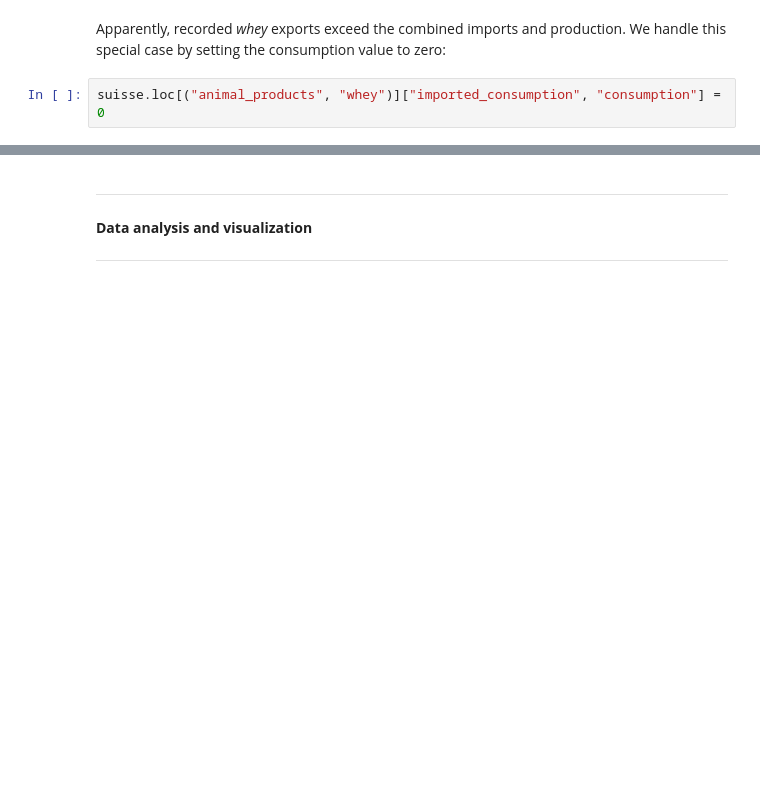
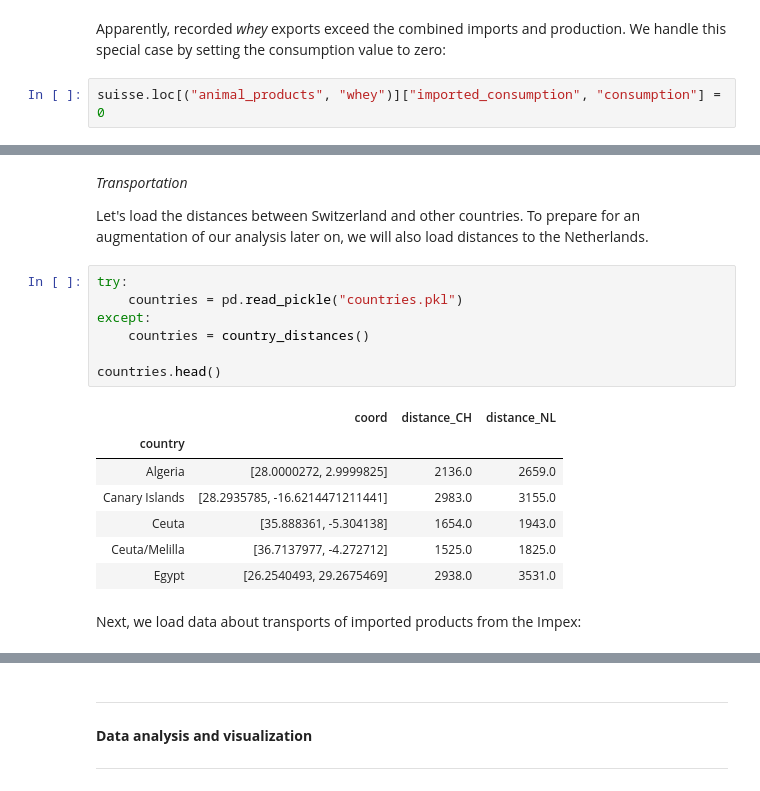
Before and after one commit to valentinoli/ada-2019-project-adagio, a Jupyter notebook: src/project.ipynb, the cells around one changed output, grey strips where cells are left out. Drawn from its saved outputs; the diff is of its cells as text; blank space fills up the shorter version.

```diff
--- a/src/project.ipynb
+++ b/src/project.ipynb
@@ -164,0 +285,21 @@ suisse.loc[("animal_products", "whey")]["imported_consumption", "consumption"] =
+# %% [markdown]
+*Transportation*
+
+Let's load the distances between Switzerland and other countries. To prepare for an augmentation of our analysis later on, we will also load distances to the Netherlands.
+# %%
+try:
+    countries = pd.read_pickle("countries.pkl")
+except:
+    countries = country_distances()
+
+countries.head()
+# %% [output]
+|  | coord | distance_CH | distance_NL |
+| country |  |  |  |
+| Algeria | [28.0000272, 2.9999825] | 2136.0 | 2659.0 |
+| Canary Islands | [28.2935785, -16.6214471211441] | 2983.0 | 3155.0 |
+| Ceuta | [35.888361, -5.304138] | 1654.0 | 1943.0 |
+| Ceuta/Melilla | [36.7137977, -4.272712] | 1525.0 | 1825.0 |
+| Egypt | [26.2540493, 29.2675469] | 2938.0 | 3531.0 |
+# %% [markdown]
+Next, we load data about transports of imported products from the Impex:
```
Also changed, not shown: parts of 73 cells of this notebook, 2 other files.
